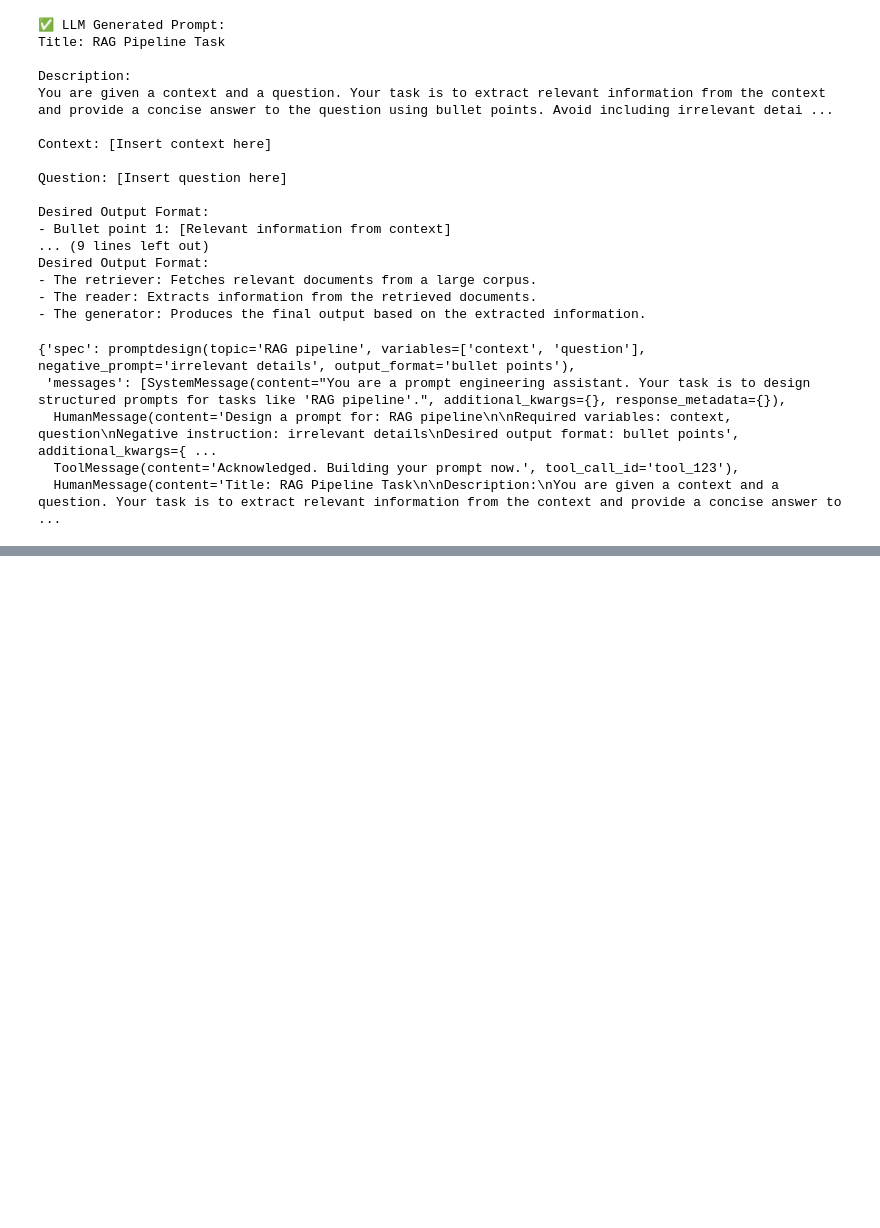
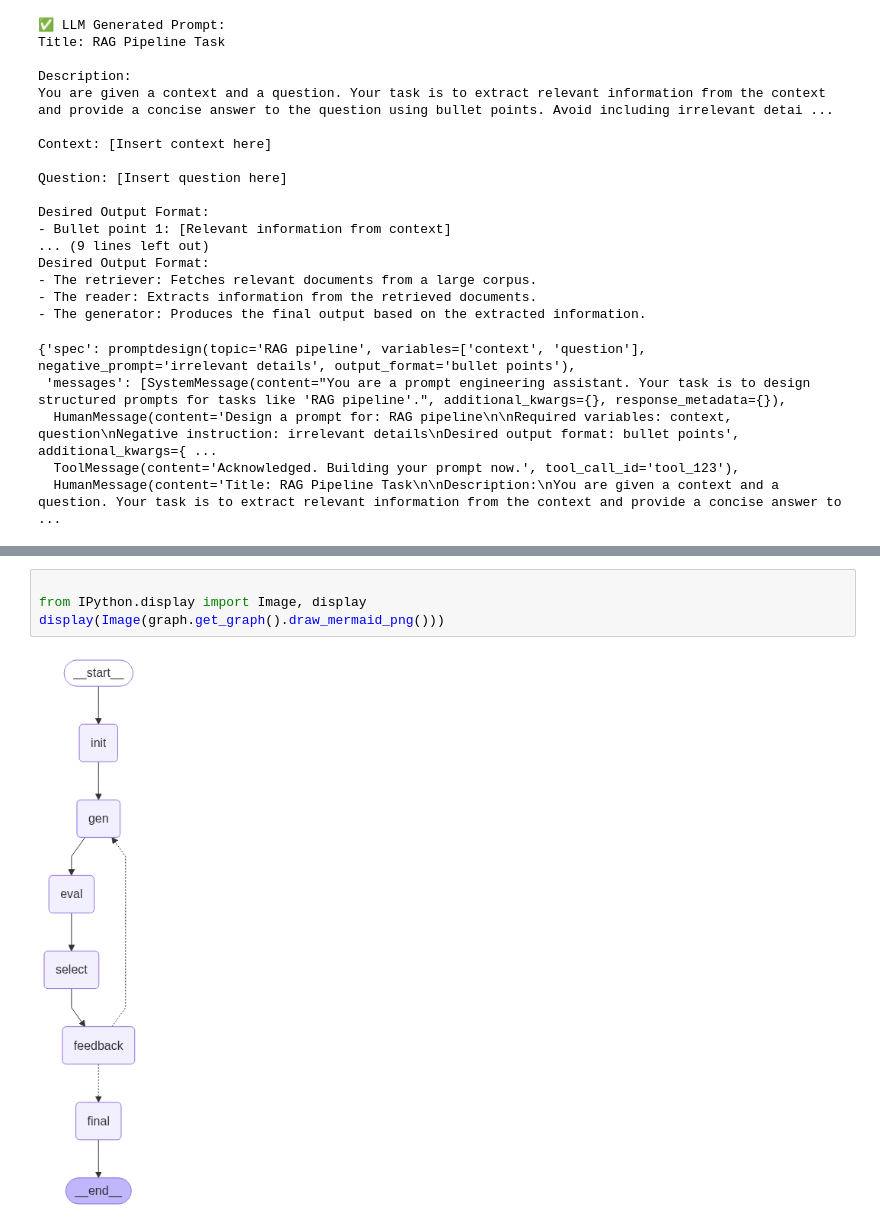
Before and after one commit to himsgpt/GenAI_agents, a Jupyter notebook: langgraph_prompt_automate.ipynb, the cells around one changed output, grey strips where cells are left out. Saved outputs shown, nothing was run; the diff lists cells and outputs as text; blank space fills up the shorter version.

```diff
--- a/langgraph_prompt_automate.ipynb
+++ b/langgraph_prompt_automate.ipynb
@@ -186,0 +343,6 @@ Desired Output Format:
+# %%
+
+from IPython.display import Image, display
+display(Image(graph.get_graph().draw_mermaid_png()))
+# %% [output]
+[figure, added]
```
Also changed, not shown: parts of 9 cells of this notebook.
